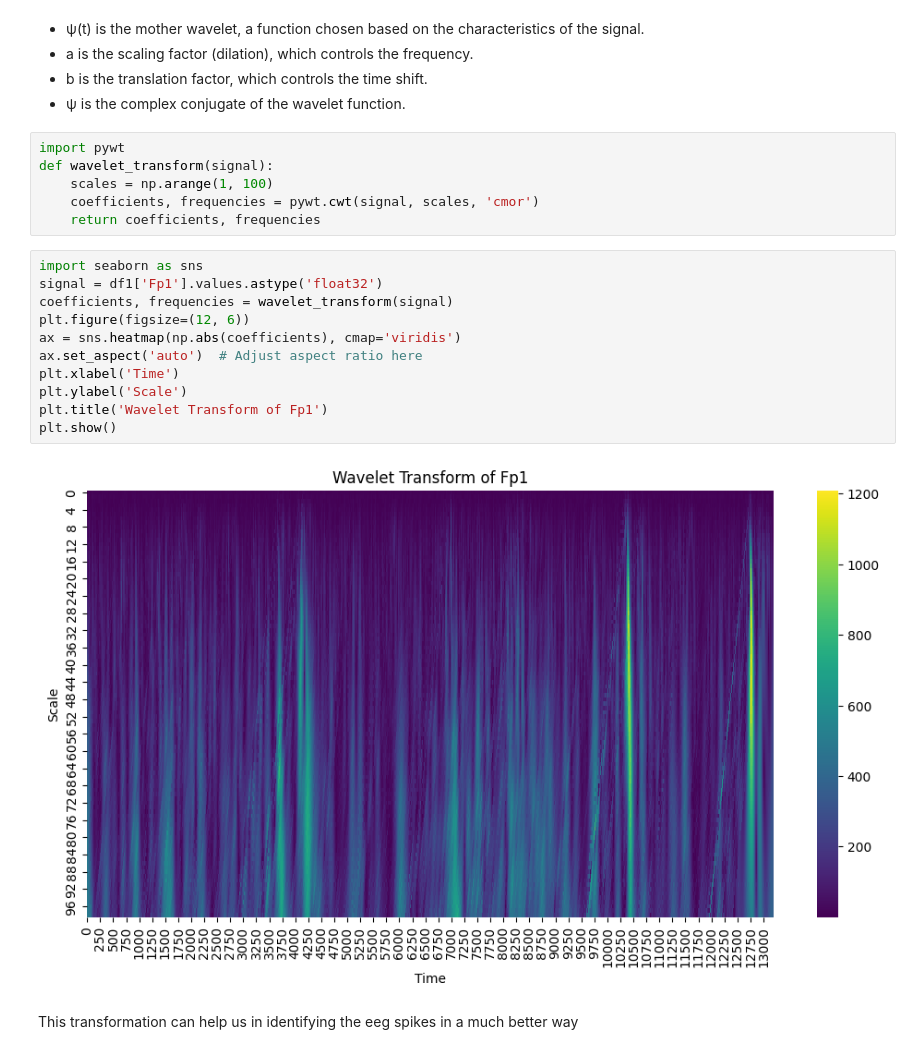
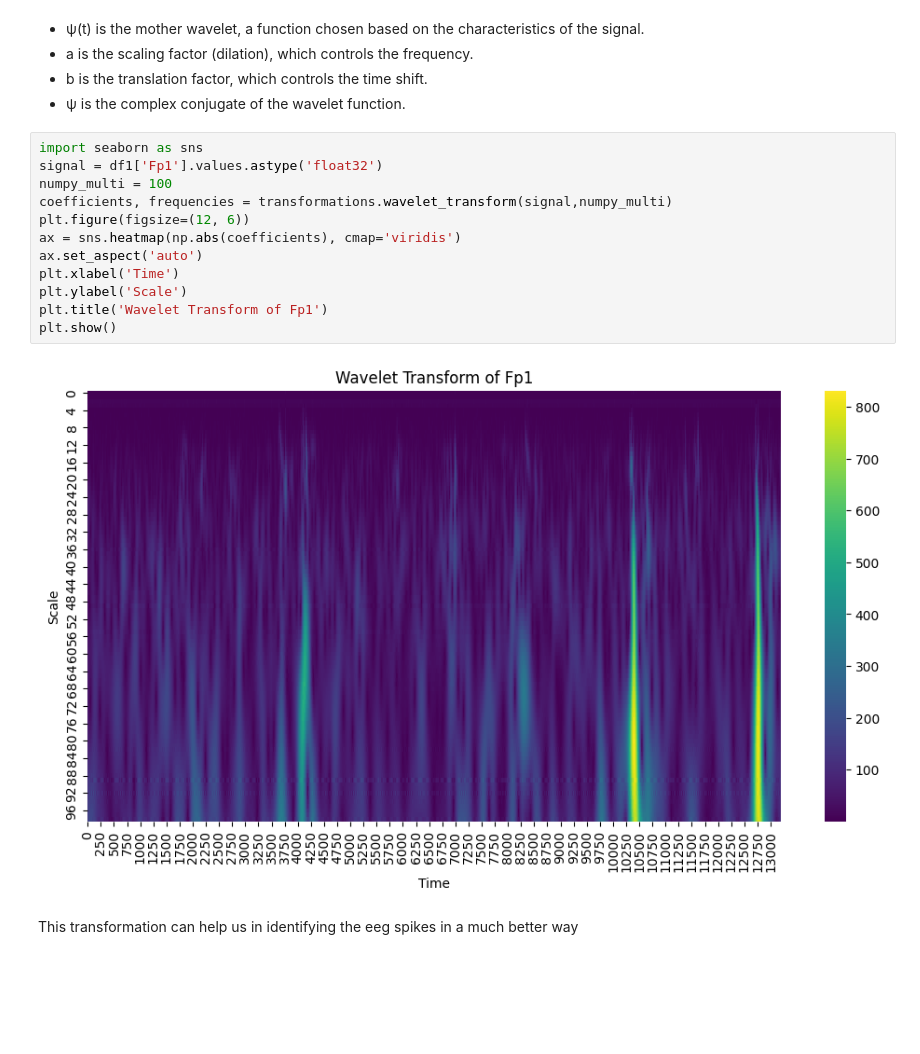
Before and after one commit to cwwelch/brain-waves-classification, a Jupyter notebook: doc.ipynb, the cells around one changed output. Saved outputs shown, nothing was run; the diff lists cells and outputs as text; blank space fills up the shorter version.

```diff
--- a/doc.ipynb
+++ b/doc.ipynb
@@ -225,24 +182,19 @@ Wavelet transform (WT)
 - a is the scaling factor (dilation), which controls the frequency.
 - b is the translation factor, which controls the time shift.
 - ψ is the complex conjugate of the wavelet function.
-# %%
-import pywt
-def wavelet_transform(signal):
-    scales = np.arange(1, 100)
-    coefficients, frequencies = pywt.cwt(signal, scales, 'cmor')
-    return coefficients, frequencies
 # %%
 import seaborn as sns
 signal = df1['Fp1'].values.astype('float32')
-coefficients, frequencies = wavelet_transform(signal)
+numpy_multi = 100
+coefficients, frequencies = transformations.wavelet_transform(signal,numpy_multi)
 plt.figure(figsize=(12, 6))
 ax = sns.heatmap(np.abs(coefficients), cmap='viridis')
-ax.set_aspect('auto')  # Adjust aspect ratio here
+ax.set_aspect('auto')
 plt.xlabel('Time')
 plt.ylabel('Scale')
 plt.title('Wavelet Transform of Fp1')
 plt.show()
 # %% [output]
-[figure, old version]
+[figure, new version]
 # %% [markdown]
 This transformation can help us in identifying the eeg spikes in a much better way
```
Also changed, not shown: parts of 18 cells of this notebook, 4 other files.
